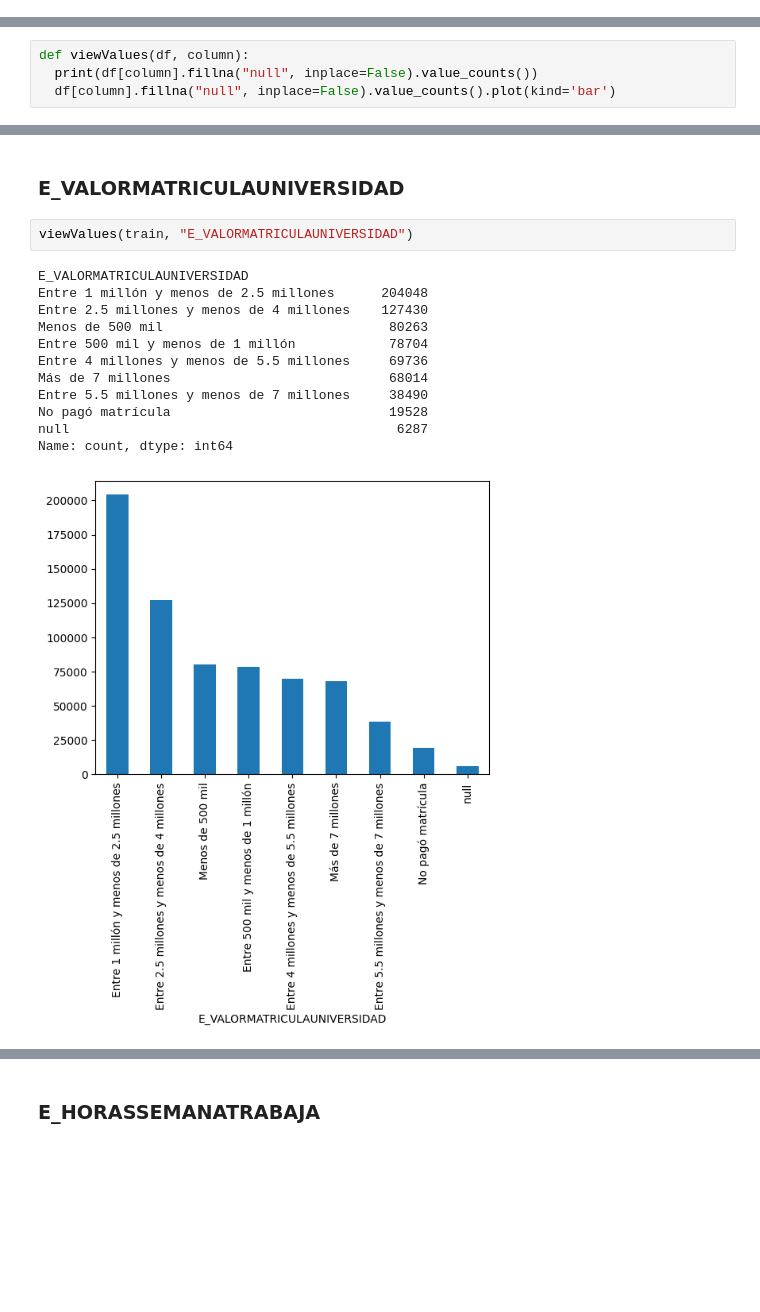
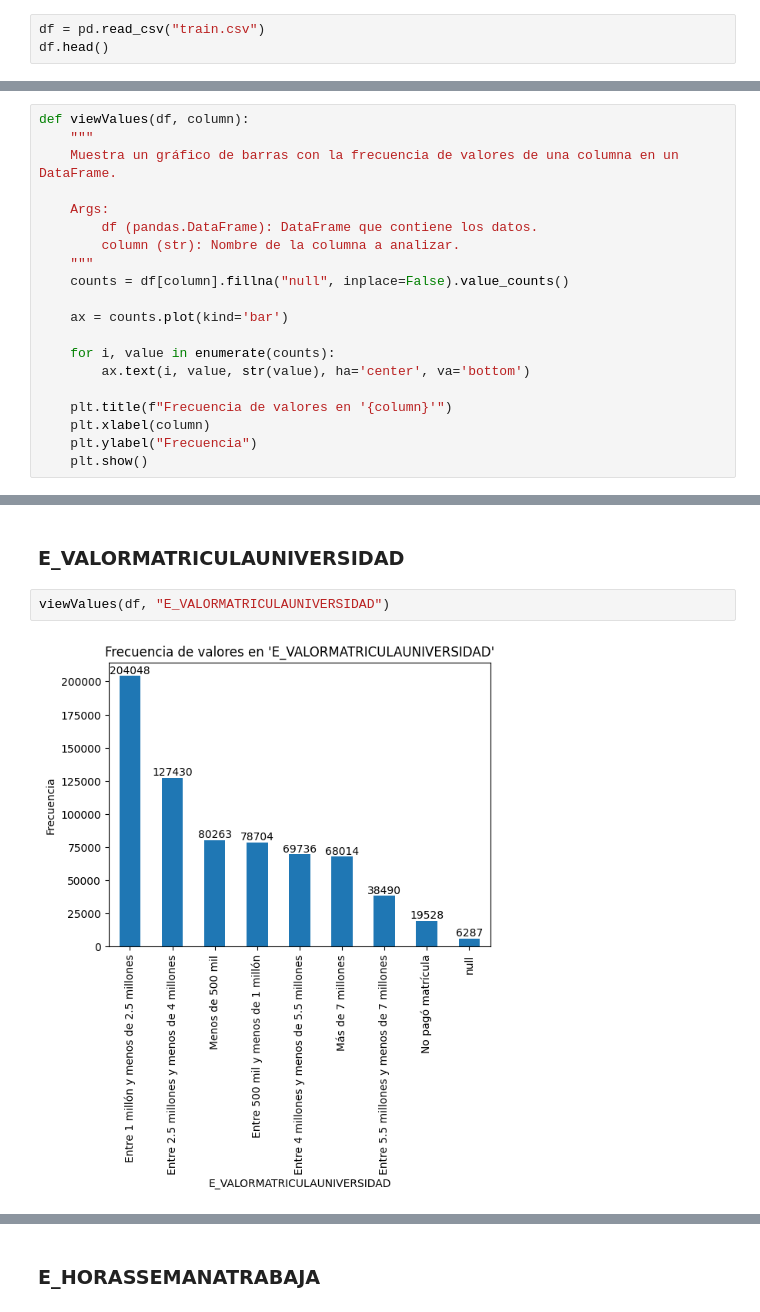
Before and after one commit to Thomascc123/Proyecto-Kaggle-Modelos, a Jupyter notebook: 02 - preprocesado.ipynb, the cells around one changed output, grey strips where cells are left out. Drawn from its saved outputs; the diff is of its cells as text; blank space fills up the shorter version.

```diff
--- a/02 - preprocesado.ipynb
+++ b/02 - preprocesado.ipynb
@@ -42,0 +34,3 @@ train.head()
+# %%
+df = pd.read_csv("train.csv")
+df.head()
@@ -42,0 +47,20 @@ train.head()
+# %%
+def viewValues(df, column):
+    """
+    Muestra un gráfico de barras con la frecuencia de valores de una columna en un DataFrame.
+
+    Args:
+        df (pandas.DataFrame): DataFrame que contiene los datos.
+        column (str): Nombre de la columna a analizar.
+    """
+    counts = df[column].fillna("null", inplace=False).value_counts()
+
+    ax = counts.plot(kind='bar')
+
+    for i, value in enumerate(counts):
+        ax.text(i, value, str(value), ha='center', va='bottom')
+
+    plt.title(f"Frecuencia de valores en '{column}'")
+    plt.xlabel(column)
+    plt.ylabel("Frecuencia")
+    plt.show()
@@ -87,4 +376,0 @@ traincopy = train.copy()
-# %%
-def viewValues(df, column):
-  print(df[column].fillna("null", inplace=False).value_counts())
-  df[column].fillna("null", inplace=False).value_counts().plot(kind='bar')
@@ -110,18 +381,7 @@ def getDistincValues(df, column):
 # %% [markdown]
 ### E_VALORMATRICULAUNIVERSIDAD
 # %%
-viewValues(train, "E_VALORMATRICULAUNIVERSIDAD")
+viewValues(df, "E_VALORMATRICULAUNIVERSIDAD")
 # %% [output]
-E_VALORMATRICULAUNIVERSIDAD
-Entre 1 millón y menos de 2.5 millones      204048
-Entre 2.5 millones y menos de 4 millones    127430
-Menos de 500 mil                             80263
-Entre 500 mil y menos de 1 millón            78704
-Entre 4 millones y menos de 5.5 millones     69736
-Más de 7 millones                            68014
-Entre 5.5 millones y menos de 7 millones     38490
-No pagó matrícula                            19528
-null                                          6287
-Name: count, dtype: int64
-[figure, old version]
+[figure, new version]
 # %%
```
Also changed, not shown: parts of 279 cells of this notebook.
